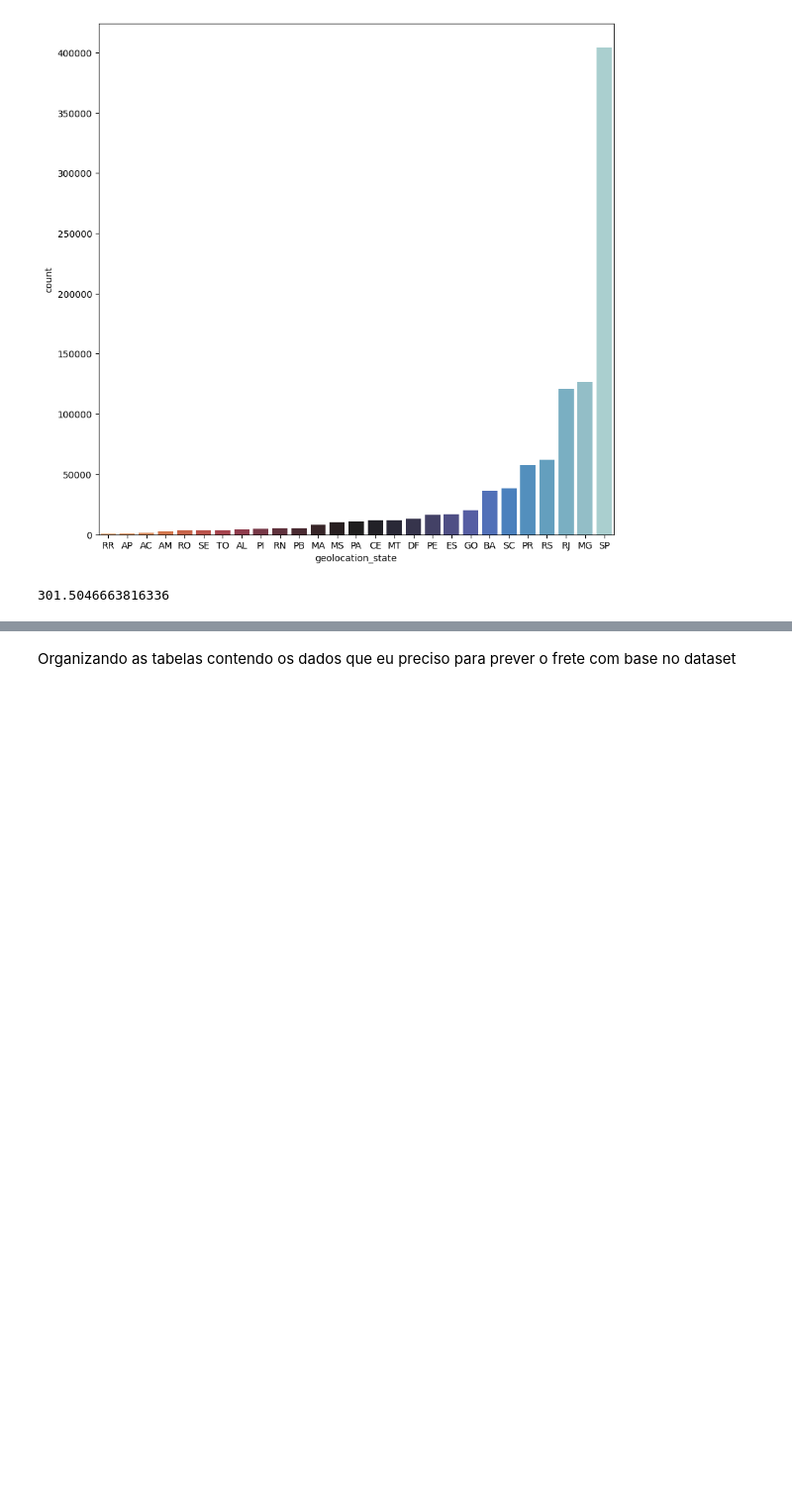
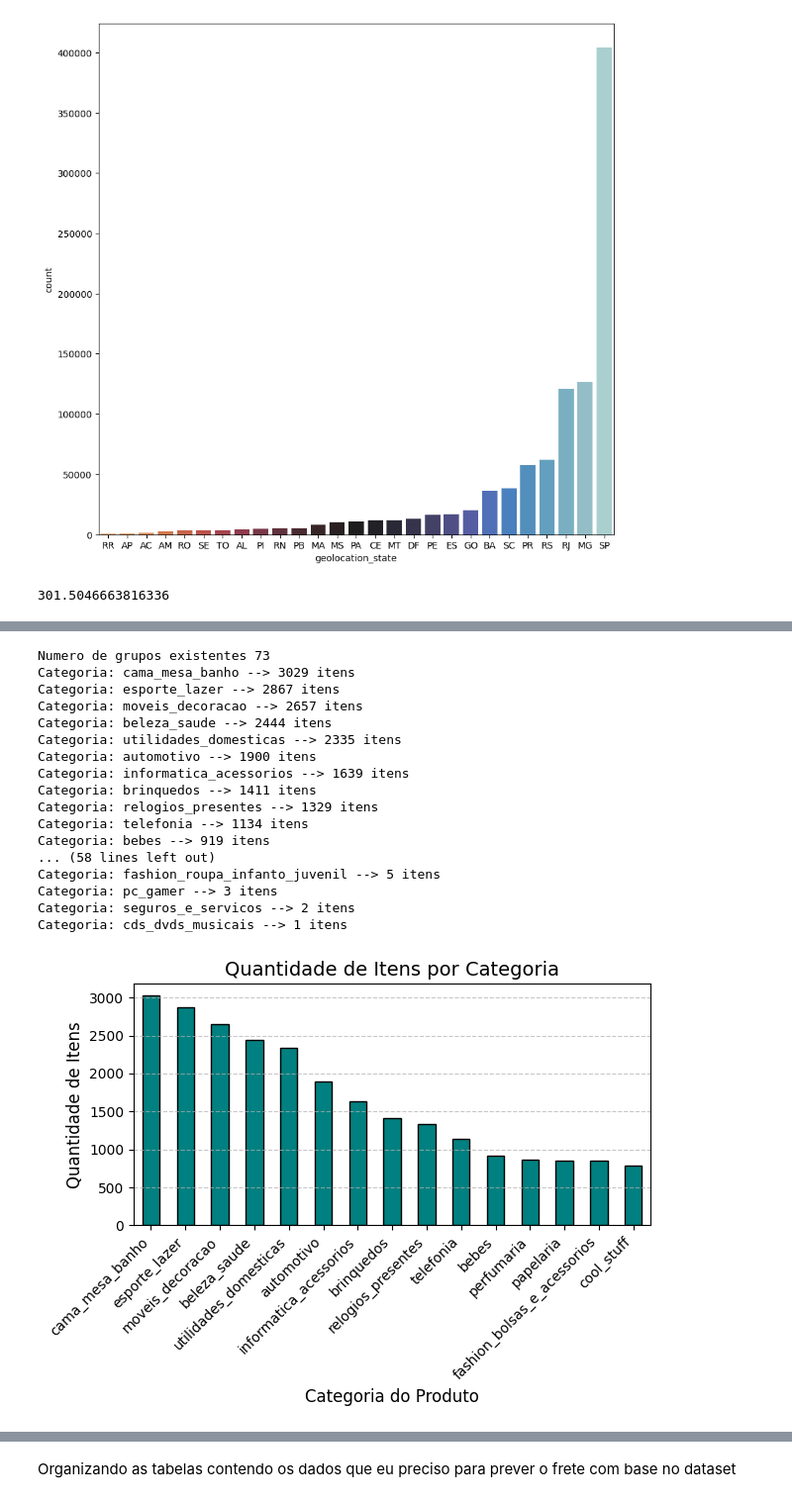
Before and after one commit to ScoredSleet/LLM_RAG_FRETE, a Jupyter notebook: dataset/data.ipynb, the cells around one changed output, grey strips where cells are left out. Shown at 99% size. Drawn from its saved outputs; the diff is of its cells as text; code cells hidden in the pictures; blank space fills up the shorter version.

```diff
--- a/dataset/data.ipynb
+++ b/dataset/data.ipynb
@@ -122,0 +246,42 @@ print(distanciaPontosLatLon(-22.496953, -44.127492, -21.762775, -41.309633))
+# %%
+# Quais categorias de produtos existem
+
+categorias = products.groupby('product_category_name')
+print(f"Numero de grupos existentes {categorias.ngroups}")
+
+categorias = categorias.size().sort_values(ascending=False)
+
+for cat, quant in categorias.items():
+    print(f"Categoria: {cat} --> {quant} itens")
+
+categorias.head(15).plot(kind='bar', color='teal', edgecolor='black')
+
+plt.title('Quantidade de Itens por Categoria', fontsize=14)
+plt.ylabel('Quantidade de Itens', fontsize=12)
+plt.xlabel('Categoria do Produto', fontsize=12)
+
+# Rotacionar os nomes no eixo X para caber direitinho
+plt.xticks(rotation=45, ha='right')
+
+plt.grid(axis='y', linestyle='--', alpha=0.7)
+plt.tight_layout()
+plt.show()
+# %% [output]
+Numero de grupos existentes 73
+Categoria: cama_mesa_banho --> 3029 itens
+Categoria: esporte_lazer --> 2867 itens
+Categoria: moveis_decoracao --> 2657 itens
+Categoria: beleza_saude --> 2444 itens
+Categoria: utilidades_domesticas --> 2335 itens
+Categoria: automotivo --> 1900 itens
+Categoria: informatica_acessorios --> 1639 itens
+Categoria: brinquedos --> 1411 itens
+Categoria: relogios_presentes --> 1329 itens
+Categoria: telefonia --> 1134 itens
+Categoria: bebes --> 919 itens
+... (58 lines left out)
+Categoria: fashion_roupa_infanto_juvenil --> 5 itens
+Categoria: pc_gamer --> 3 itens
+Categoria: seguros_e_servicos --> 2 itens
+Categoria: cds_dvds_musicais --> 1 itens
+[figure, added]
```
Also changed, not shown: parts of 13 cells of this notebook.
